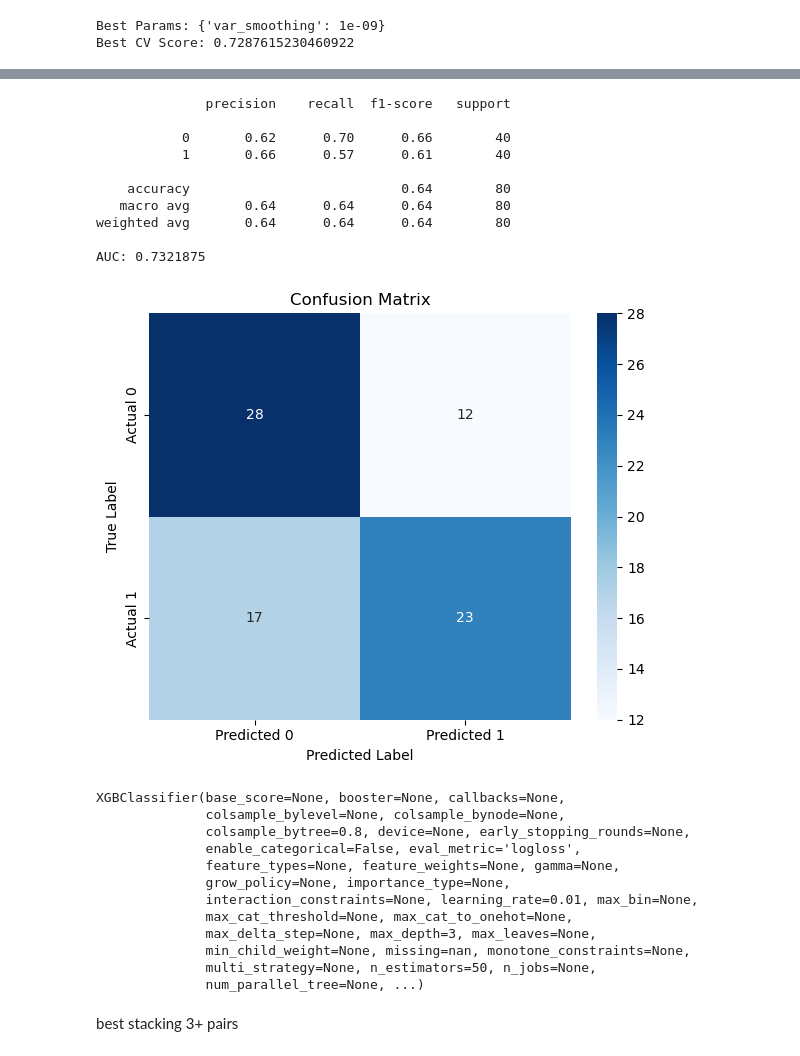
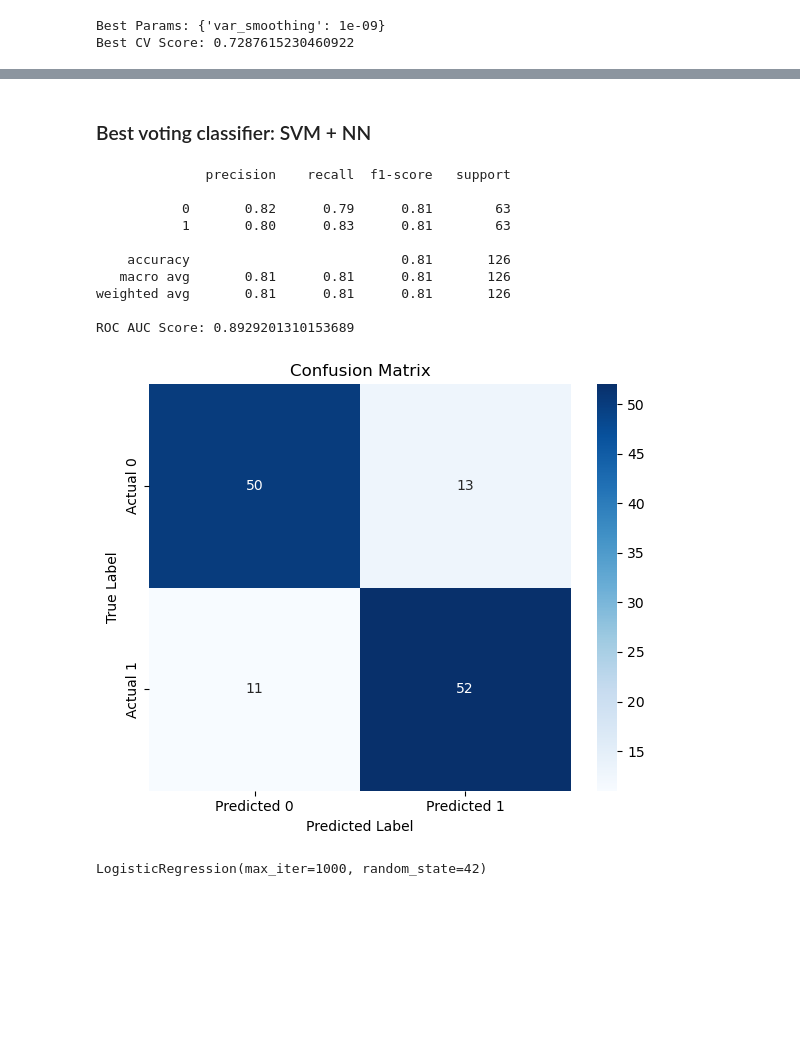
Before and after one commit to ecw70574/data_mining_course_project, a Jupyter notebook: FixValSet.ipynb, the cells around one changed output, grey strips where cells are left out. Saved outputs shown, nothing was run; the diff lists cells and outputs as text; code cells hidden in the pictures; blank space fills up the shorter version.

Commit message:
final predictionsgit status

```diff
--- a/FixValSet.ipynb
+++ b/FixValSet.ipynb
@@ -217,10 +247,14 @@ Append 2025 tourney data (scraped from web) and pre 2025 tourney data
 tourney_pre2025 = tourney_results[[
     "Season", "DayNum", "WTeamID", "WScore", "LTeamID", "LScore"
 ]]
+'''
 tourney_2025 = pd.read_csv("2025_Tourney_Results_Complete.csv")[[
     "Season", "DayNum", "WTeamID", "WScore", "LTeamID", "LScore"
 ]]
-
+'''
+tourney_2025 = pd.read_csv("NEW_2025_Tourney_Results_Complete.csv")[[
+    "Season", "DayNum", "WTeamID", "WScore", "LTeamID", "LScore"
+]]
 # Combine into one full tournament set
 combined_tourney = pd.concat([tourney_pre2025, tourney_2025], ignore_index=True)
 
@@ -1179,7 +1190,7 @@ results = []
 feature_names = X_train_filtered.columns
 max_k = max(25, len(feature_names))  # don't exceed available features
 acc = 0
-for k in range(3, max_k + 1):
+for k in range(3, max_k):
     acc = 0
     selector = SelectKBest(f_classif, k=k)
     selector.fit(X_train_filtered, y_train)
@@ -3047,7 +3046,7 @@ ROC AUC Score: 0.8362145929713497
 from sklearn.ensemble import VotingClassifier
 
 # Define base models
-voting_clf = VotingClassifier(
+svm_nn = VotingClassifier(
     estimators=[
         ('svm', best_svc),
         ('nn', best_mlp)
@@ -3056,8 +3055,8 @@ voting_clf = VotingClassifier(
 )
 
 # Fit and predict
-voting_clf.fit(X_train_selected, y_train)
-y_pred = voting_clf.predict(X_val_selected)
+svm_nn.fit(X_train_selected, y_train)
+y_pred = svm_nn.predict(X_val_selected)
 
 # Evaluate
 from sklearn.metrics import classification_report
@@ -3948,54 +3975,38 @@ Best stacking
+# %% [markdown]
+### Best voting classifier: SVM + NN
 # %%
-# Generate meta features for test set
-test_probs = [clf.predict_proba(X_test_selected)[:, 1] for clf in classifier_models]
-test_reg_preds = [reg.predict(X_test_selected) for reg in regressor_models]
-X_meta_test = np.column_stack(test_probs + test_reg_preds)
 
 # Predict and evaluate
-y_test_pred = meta_model.predict(X_meta_test)
+y_test_pred = svm_nn.predict(X_test_selected)
 print(classification_report(y_test, y_test_pred))
-print("AUC:", roc_auc_score(y_test, meta_model.predict_proba(X_meta_test)[:, 1]))  # ✅ now correct
+
 
 # Compute confusion matrix
 cm = confusion_matrix(y_test, y_test_pred)
+print("ROC AUC Score:", roc_auc_score(y_test, svm_nn.predict_proba(X_test_selected)[:, 1]))
 
-# Plot
 plt.figure(figsize=(6, 5))
 sns.heatmap(cm, annot=True, fmt='d', cmap='Blues',
             xticklabels=['Predicted 0', 'Predicted 1'],
             yticklabels=['Actual 0', 'Actual 1'])
 plt.title('Confusion Matrix')
 plt.ylabel('True Label')
 plt.xlabel('Predicted Label')
 plt.tight_layout()
 plt.show()
+
+best_lr
 # %% [output]
               precision    recall  f1-score   support
 
-           0       0.62      0.70      0.66        40
-           1       0.66      0.57      0.61        40
+           0       0.82      0.79      0.81        63
+           1       0.80      0.83      0.81        63
 
-    accuracy                           0.64        80
-   macro avg       0.64      0.64      0.64        80
-weighted avg       0.64      0.64      0.64        80
+    accuracy                           0.81       126
+   macro avg       0.81      0.81      0.81       126
+weighted avg       0.81      0.81      0.81       126
 
-AUC: 0.7321875
+ROC AUC Score: 0.8929201310153689
-[figure, old version]
+[figure, new version]
+LogisticRegression(max_iter=1000, random_state=42)
-# %%
-meta_model
-# %% [output]
-XGBClassifier(base_score=None, booster=None, callbacks=None,
-              colsample_bylevel=None, colsample_bynode=None,
-              colsample_bytree=0.8, device=None, early_stopping_rounds=None,
-              enable_categorical=False, eval_metric='logloss',
-              feature_types=None, feature_weights=None, gamma=None,
-              grow_policy=None, importance_type=None,
-              interaction_constraints=None, learning_rate=0.01, max_bin=None,
-              max_cat_threshold=None, max_cat_to_onehot=None,
-              max_delta_step=None, max_depth=3, max_leaves=None,
-              min_child_weight=None, missing=nan, monotone_constraints=None,
-              multi_strategy=None, n_estimators=50, n_jobs=None,
-              num_parallel_tree=None, ...)
-# %% [markdown]
-best stacking 3+ pairs
 # %%
```
Also changed, not shown: parts of 99 cells of this notebook, 11 other files.
